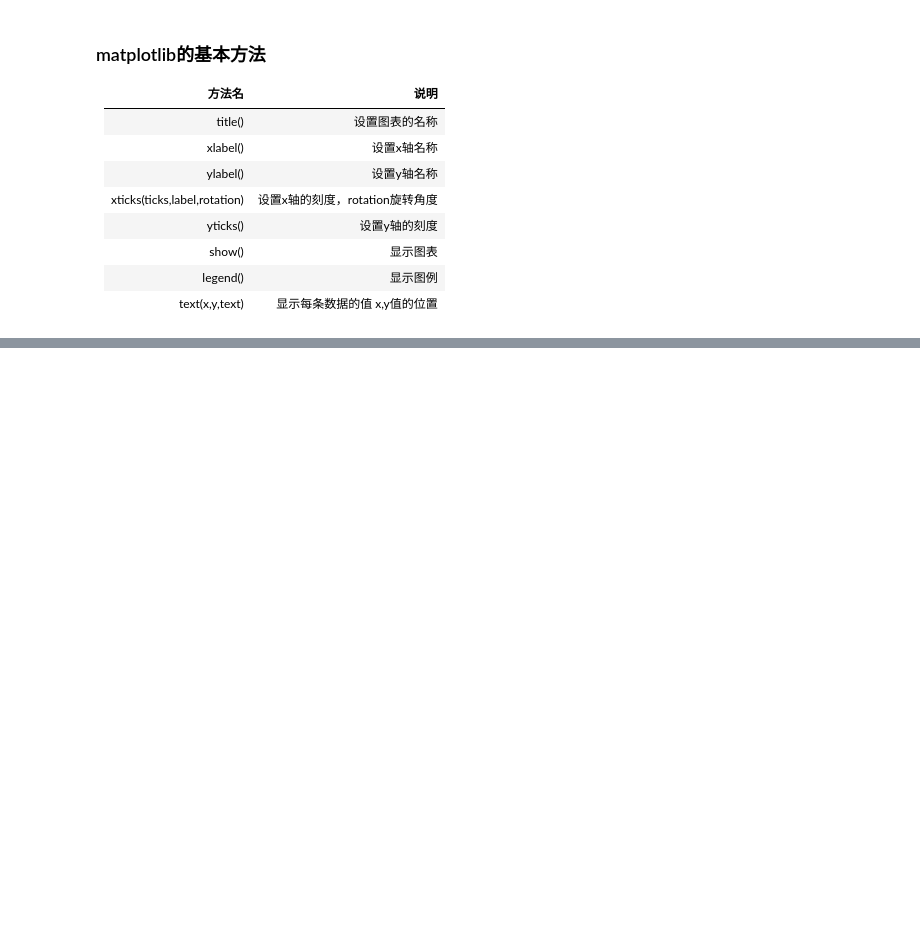
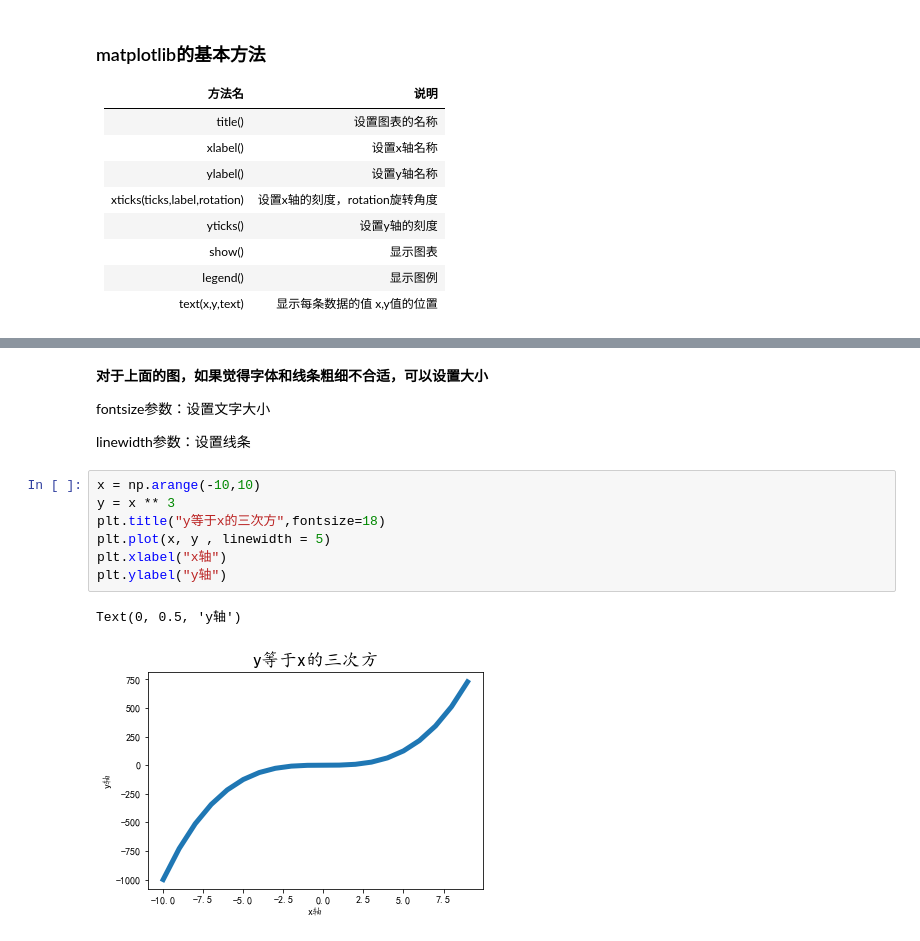
Before and after one commit to qty9866/Python-Data-analysis-learning, a Jupyter notebook: matplotlib.ipynb, the cells around one changed output, grey strips where cells are left out. Drawn from its saved outputs; the diff is of its cells as text; blank space fills up the shorter version.

```diff
--- a/matplotlib.ipynb
+++ b/matplotlib.ipynb
@@ -60,0 +97,16 @@ plt.rcParams["font.sanc-serif=字体"]
+# %% [markdown]
+**对于上面的图，如果觉得字体和线条粗细不合适，可以设置大小**
+
+fontsize参数：设置文字大小
+
+linewidth参数：设置线条
+# %%
+x = np.arange(-10,10)
+y = x ** 3
+plt.title("y等于x的三次方",fontsize=18)
+plt.plot(x, y , linewidth = 5)
+plt.xlabel("x轴")
+plt.ylabel("y轴")
+# %% [output]
+Text(0, 0.5, 'y轴')
+[figure, added]
```
Also changed, not shown: parts of 19 cells of this notebook.
